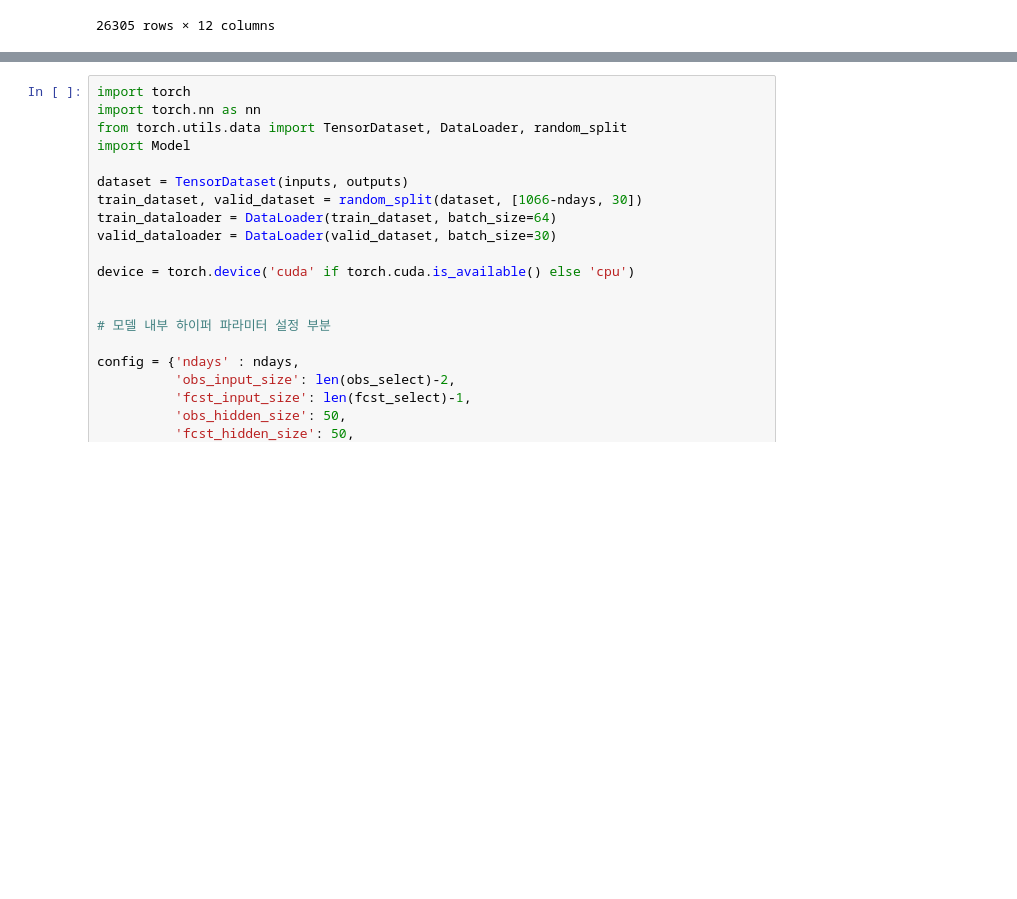
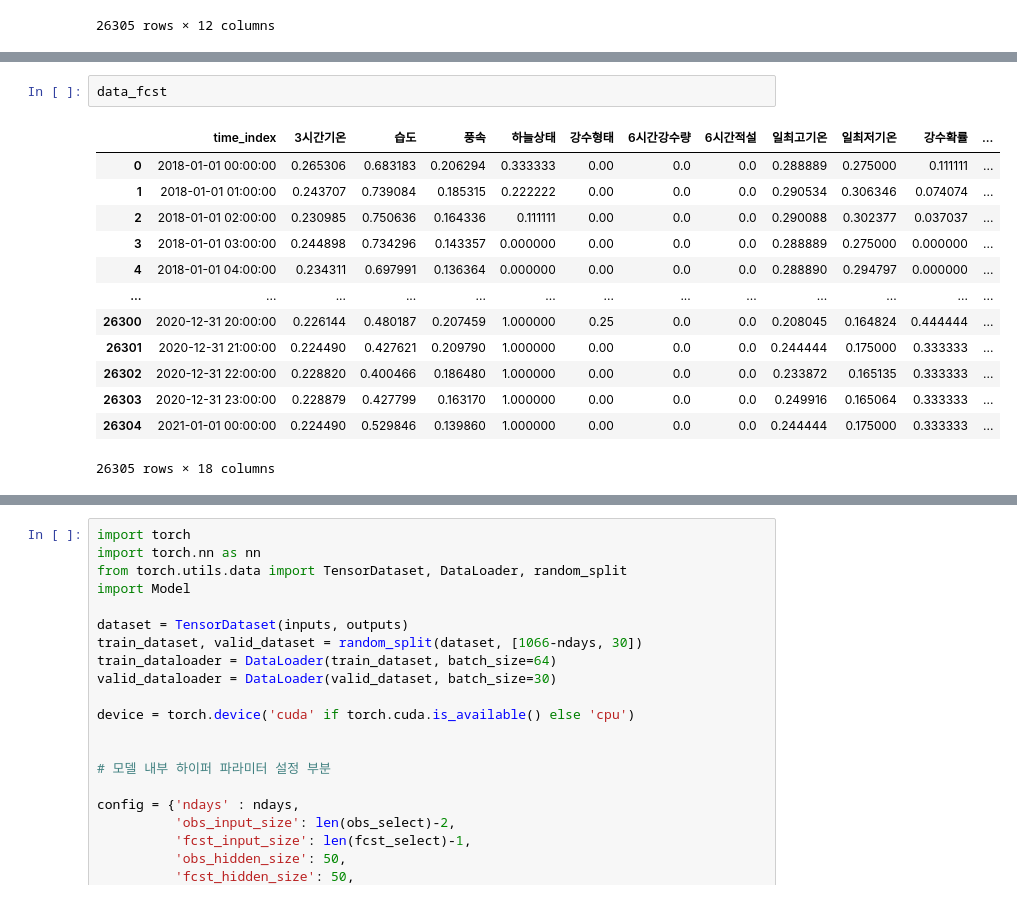
Before and after one commit to mini-song/Graduation-Project, a Jupyter notebook: 최종/data.ipynb, the cells around one changed output, grey strips where cells are left out. Drawn from its saved outputs; the diff is of its cells as text; blank space fills up the shorter version.

```diff
--- a/최종/data.ipynb
+++ b/최종/data.ipynb
@@ -181,3 +198,19 @@ msno.bar(data_obs)
+# %%
+data_fcst
+# %% [output]
+|  | time_index | 3시간기온 | 습도 | 풍속 | 하늘상태 | 강수형태 | 6시간강수량 | 6시간적설 | 일최고기온 | 일최저기온 | 강수확률 | ... |
+| 0 | 2018-01-01 00:00:00 | 0.265306 | 0.683183 | 0.206294 | 0.333333 | 0.00 | 0.0 | 0.0 | 0.288889 | 0.275000 | 0.111111 | ... |
+| 1 | 2018-01-01 01:00:00 | 0.243707 | 0.739084 | 0.185315 | 0.222222 | 0.00 | 0.0 | 0.0 | 0.290534 | 0.306346 | 0.074074 | ... |
+| 2 | 2018-01-01 02:00:00 | 0.230985 | 0.750636 | 0.164336 | 0.111111 | 0.00 | 0.0 | 0.0 | 0.290088 | 0.302377 | 0.037037 | ... |
+| 3 | 2018-01-01 03:00:00 | 0.244898 | 0.734296 | 0.143357 | 0.000000 | 0.00 | 0.0 | 0.0 | 0.288889 | 0.275000 | 0.000000 | ... |
+| 4 | 2018-01-01 04:00:00 | 0.234311 | 0.697991 | 0.136364 | 0.000000 | 0.00 | 0.0 | 0.0 | 0.288890 | 0.294797 | 0.000000 | ... |
+| ... | ... | ... | ... | ... | ... | ... | ... | ... | ... | ... | ... | ... |
+| 26300 | 2020-12-31 20:00:00 | 0.226144 | 0.480187 | 0.207459 | 1.000000 | 0.25 | 0.0 | 0.0 | 0.208045 | 0.164824 | 0.444444 | ... |
+| 26301 | 2020-12-31 21:00:00 | 0.224490 | 0.427621 | 0.209790 | 1.000000 | 0.00 | 0.0 | 0.0 | 0.244444 | 0.175000 | 0.333333 | ... |
+| 26302 | 2020-12-31 22:00:00 | 0.228820 | 0.400466 | 0.186480 | 1.000000 | 0.00 | 0.0 | 0.0 | 0.233872 | 0.165135 | 0.333333 | ... |
+| 26303 | 2020-12-31 23:00:00 | 0.228879 | 0.427799 | 0.163170 | 1.000000 | 0.00 | 0.0 | 0.0 | 0.249916 | 0.165064 | 0.333333 | ... |
+| 26304 | 2021-01-01 00:00:00 | 0.224490 | 0.529846 | 0.139860 | 1.000000 | 0.00 | 0.0 | 0.0 | 0.244444 | 0.175000 | 0.333333 | ... |
+26305 rows × 18 columns
 # %%
 import seaborn as sns
 
```
Also changed, not shown: parts of 14 cells of this notebook, 2 other files.
